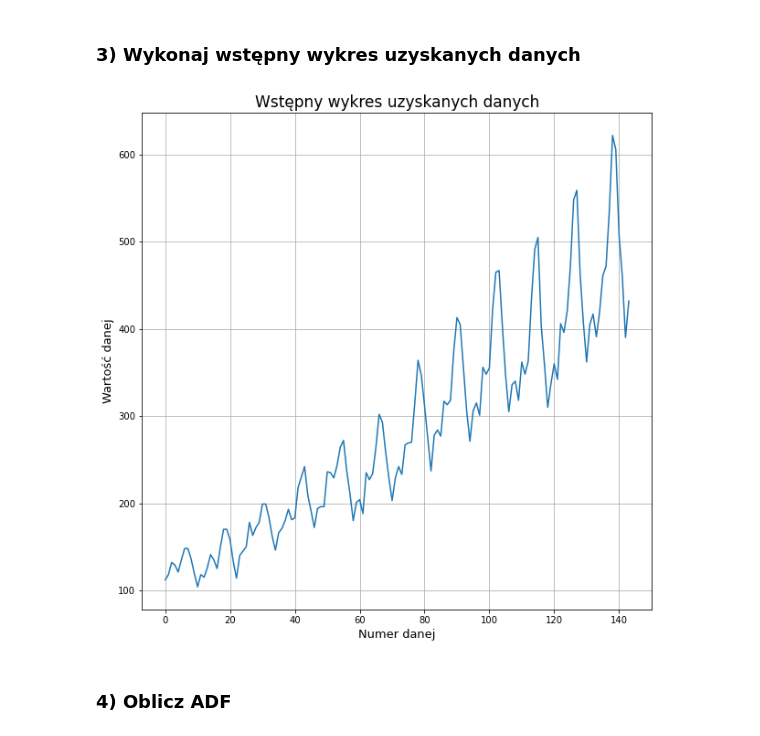
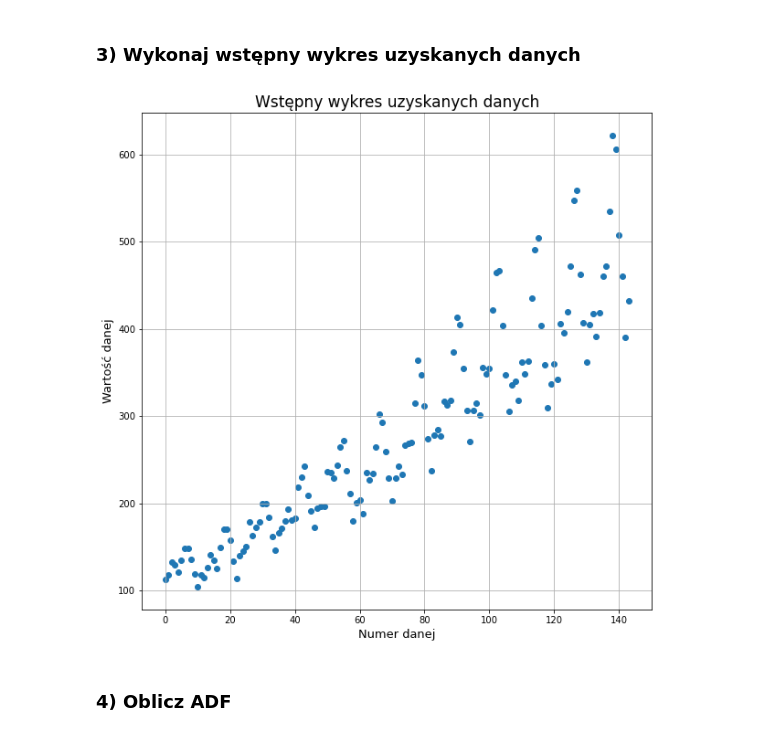
Before and after one commit to Lucas5858/Lab10_LukaszSzyszka, a Jupyter notebook: Lab10_ŁukaszSzyszka.ipynb, the cells around one changed output. Saved outputs shown, nothing was run; the diff lists cells and outputs as text; code cells hidden in the pictures.

```diff
--- a/Lab10_ŁukaszSzyszka.ipynb
+++ b/Lab10_ŁukaszSzyszka.ipynb
@@ -194,14 +194,14 @@ Wymiary bazy danych:
 # %%
 dane=df[['Rezerwacja']]
 
 plt.figure(figsize=(10, 10))
-plt.plot(dane)
+plt.scatter(np.arange(0, len(dane), 1), dane)
 plt.title('Wstępny wykres uzyskanych danych', fontsize=17)
 plt.xlabel('Numer danej', fontsize=13)
 plt.ylabel('Wartość danej', fontsize=13)
 plt.grid('on')
 # %% [output]
-[figure, old version]
+[figure, new version]
 # %% [markdown]
 ### 4) Oblicz ADF
 # %%
```
Also changed, not shown: parts of 3 cells of this notebook.
